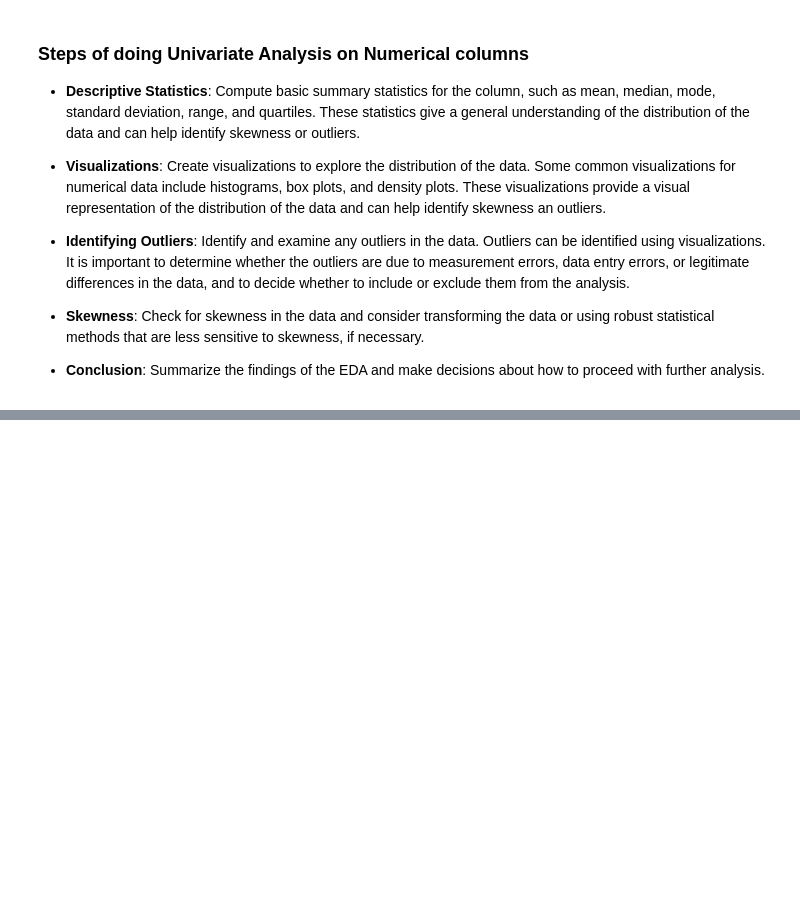
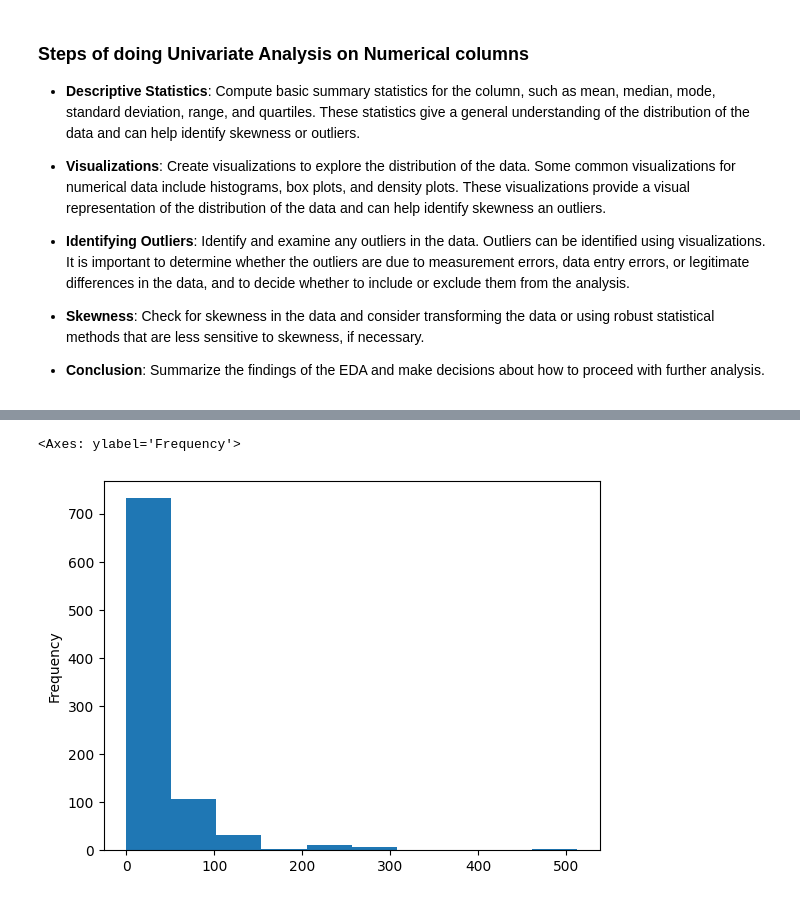
Before and after one commit to visheshbpatel/data-science, a Jupyter notebook: 07-data-analysis/29-exploratory-data-analysis/01-EDA.ipynb, the cells around one changed output, grey strips where cells are left out. Cells and saved outputs as stored; diff of their text form; code cells hidden in the pictures; blank space fills up the shorter version.

```diff
--- a/07-data-analysis/29-exploratory-data-analysis/01-EDA.ipynb
+++ b/07-data-analysis/29-exploratory-data-analysis/01-EDA.ipynb
@@ -69,0 +141,5 @@ The shape of the data distribution is important in identifying the presence of o
+# %%
+ df['Fare'].plot(kind='hist')
+# %% [output]
+<Axes: ylabel='Frequency'>
+[figure, added]
```
Also changed, not shown: parts of 32 cells of this notebook.
